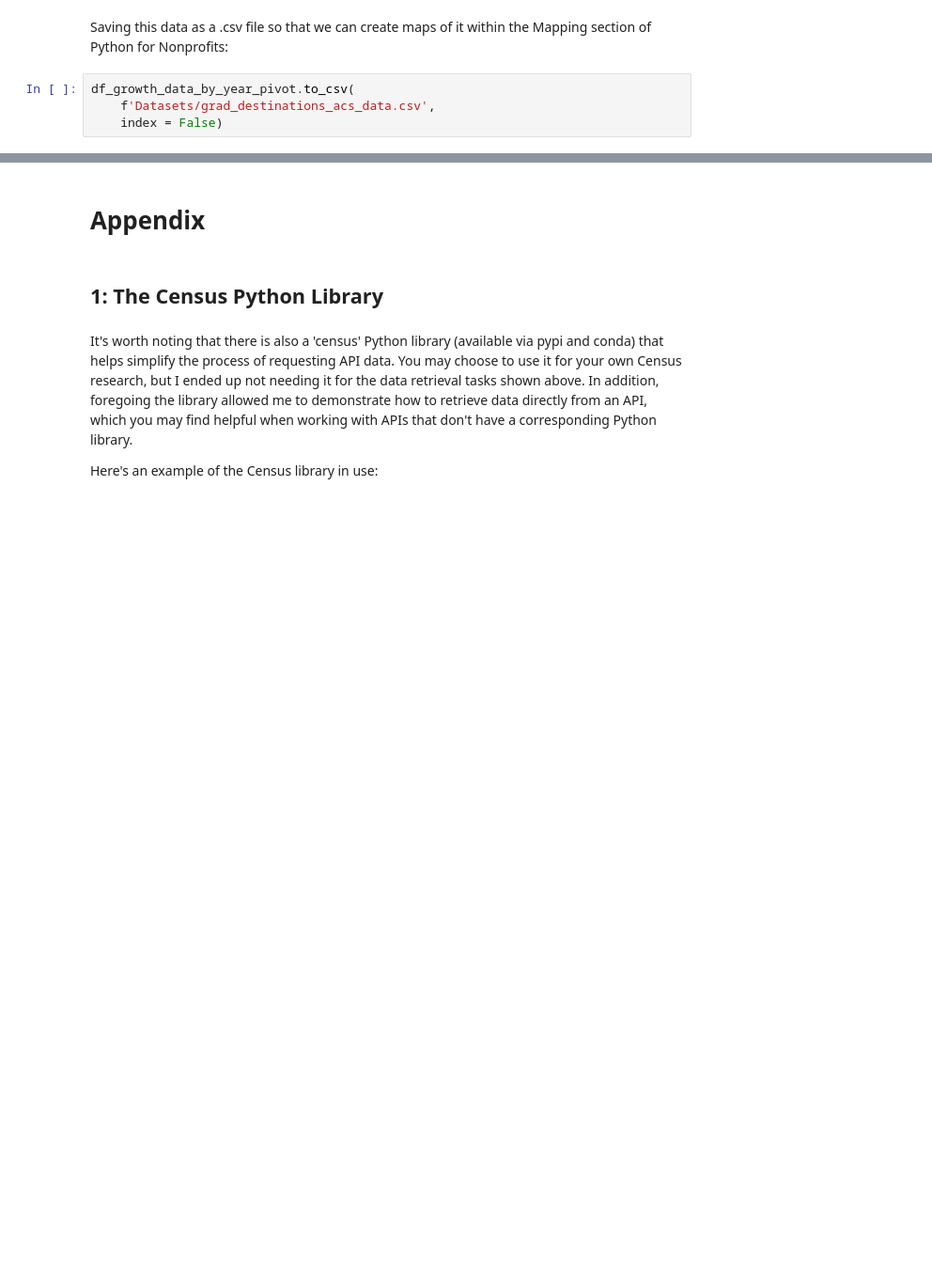
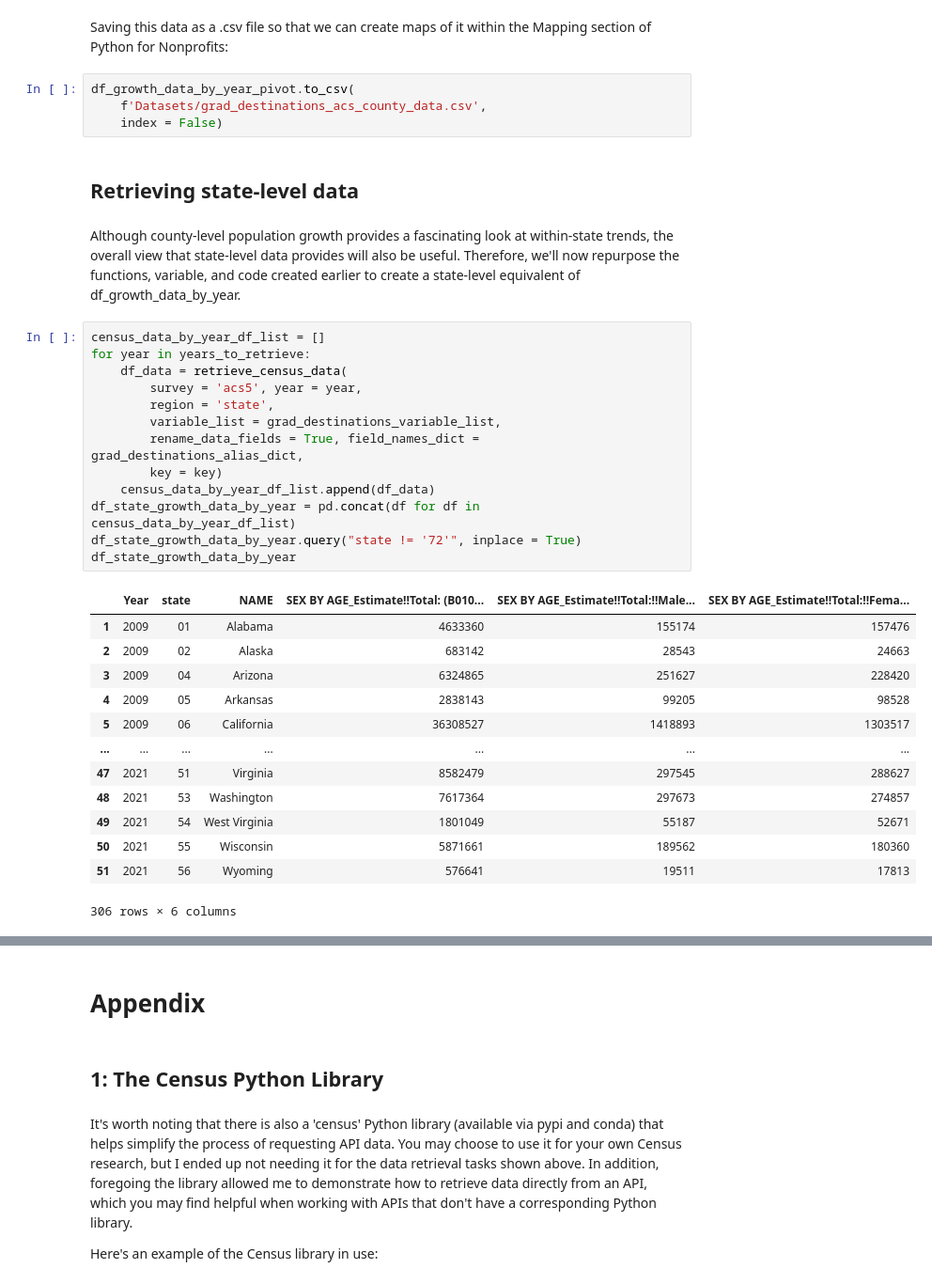
Before and after one commit to kburchfiel/pfn, a Jupyter notebook: Census_Data_Imports/census_data_imports_v2.ipynb, the cells around one changed output, grey strips where cells are left out. Shown at 94% size. Cells and saved outputs as stored; diff of their text form; blank space fills up the shorter version.

```diff
--- a/Census_Data_Imports/census_data_imports_v2.ipynb
+++ b/Census_Data_Imports/census_data_imports_v2.ipynb
@@ -735,5 +735,36 @@ f'{acs5_year - range_for_sorting}-\
 Saving this data as a .csv file so that we can create maps of it within the Mapping section of Python for Nonprofits:
 # %%
 df_growth_data_by_year_pivot.to_csv(
-    f'Datasets/grad_destinations_acs_data.csv',
+    f'Datasets/grad_destinations_acs_county_data.csv',
     index = False)
+# %% [markdown]
+## Retrieving state-level data
+# %% [markdown]
+Although county-level population growth provides a fascinating look at within-state trends, the overall view that state-level data provides will also be useful. Therefore, we'll now repurpose the functions, variable, and code created earlier to create a state-level equivalent of df_growth_data_by_year.
+# %%
+census_data_by_year_df_list = []
+for year in years_to_retrieve:
+    df_data = retrieve_census_data(
+        survey = 'acs5', year = year,
+        region = 'state',
+        variable_list = grad_destinations_variable_list,
+        rename_data_fields = True, field_names_dict = grad_destinations_alias_dict,
+        key = key)
+    census_data_by_year_df_list.append(df_data)
+df_state_growth_data_by_year = pd.concat(df for df in census_data_by_year_df_list)
+df_state_growth_data_by_year.query("state != '72'", inplace = True)
+df_state_growth_data_by_year
+# %% [output]
+|  | Year | state | NAME | SEX BY AGE_Estimate!!Total: (B010... | SEX BY AGE_Estimate!!Total:!!Male... | SEX BY AGE_Estimate!!Total:!!Fema... |
+| 1 | 2009 | 01 | Alabama | 4633360 | 155174 | 157476 |
+| 2 | 2009 | 02 | Alaska | 683142 | 28543 | 24663 |
+| 3 | 2009 | 04 | Arizona | 6324865 | 251627 | 228420 |
+| 4 | 2009 | 05 | Arkansas | 2838143 | 99205 | 98528 |
+| 5 | 2009 | 06 | California | 36308527 | 1418893 | 1303517 |
+| ... | ... | ... | ... | ... | ... | ... |
+| 47 | 2021 | 51 | Virginia | 8582479 | 297545 | 288627 |
+| 48 | 2021 | 53 | Washington | 7617364 | 297673 | 274857 |
+| 49 | 2021 | 54 | West Virginia | 1801049 | 55187 | 52671 |
+| 50 | 2021 | 55 | Wisconsin | 5871661 | 189562 | 180360 |
+| 51 | 2021 | 56 | Wyoming | 576641 | 19511 | 17813 |
+306 rows × 6 columns
```
Also changed, not shown: parts of 11 cells of this notebook, 11 other files.
